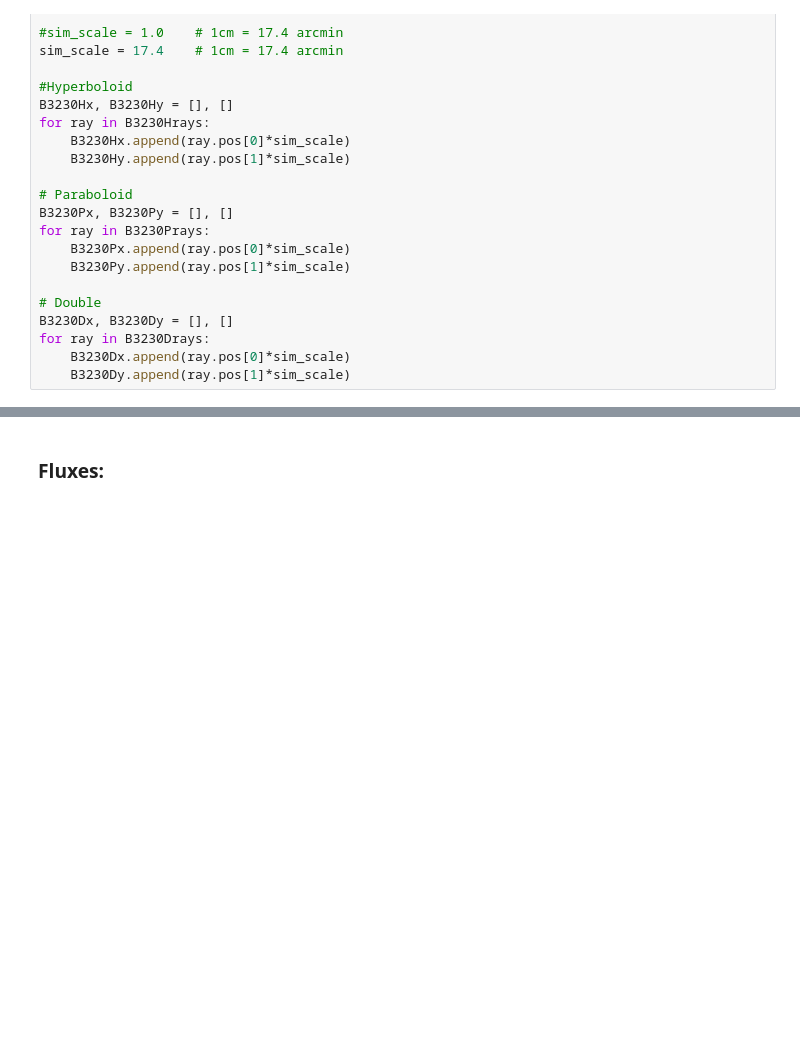
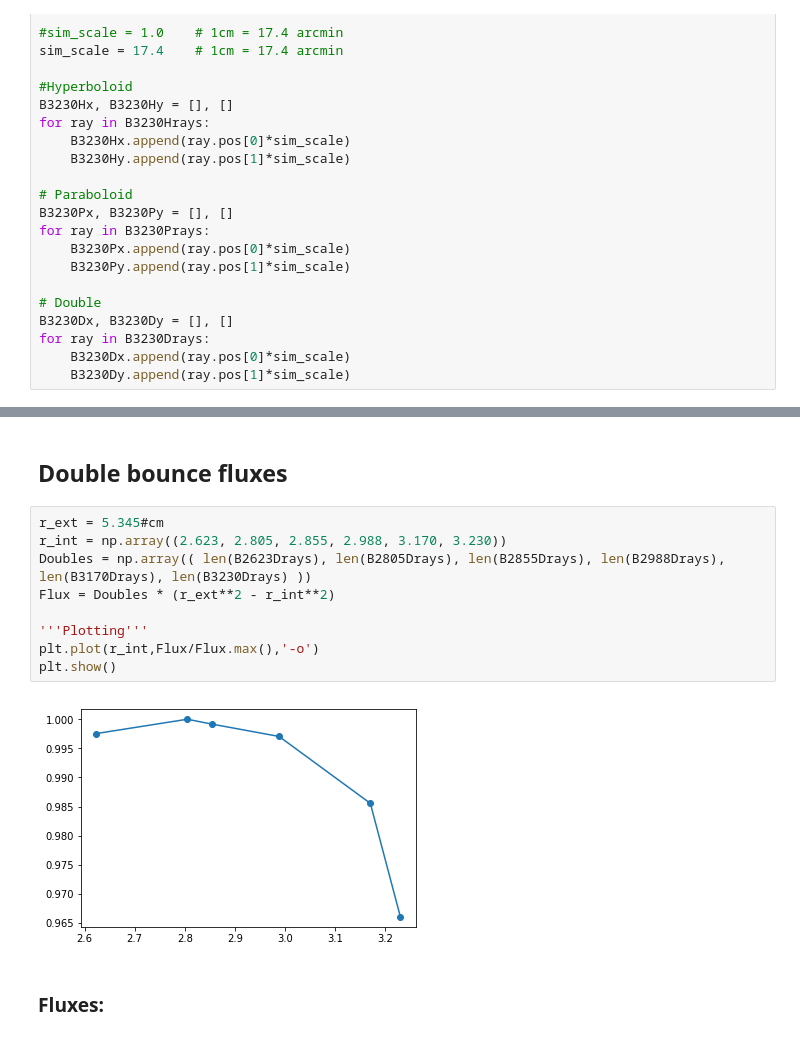
Before and after one commit to pymilo/Milo_RayTracing, a Jupyter notebook: Notebooks/Inner_Blocker_Size_10Shell_1AU.ipynb, the cells around one changed output, grey strips where cells are left out. Saved outputs shown, nothing was run; the diff lists cells and outputs as text; blank space fills up the shorter version.

```diff
--- a/Notebooks/Inner_Blocker_Size_10Shell_1AU.ipynb
+++ b/Notebooks/Inner_Blocker_Size_10Shell_1AU.ipynb
@@ -380,3 +395,16 @@ plt.show()
+# %% [markdown]
+## Double bounce fluxes
+# %%
+r_ext = 5.345#cm
+r_int = np.array((2.623, 2.805, 2.855, 2.988, 3.170, 3.230))
+Doubles = np.array(( len(B2623Drays), len(B2805Drays), len(B2855Drays), len(B2988Drays), len(B3170Drays), len(B3230Drays) ))
+Flux = Doubles * (r_ext**2 - r_int**2)
+
+'''Plotting'''
+plt.plot(r_int,Flux/Flux.max(),'-o')
+plt.show()
+# %% [output]
+[figure, added]
 # %% [markdown]
 ### Fluxes:
 # %%
```
Also changed, not shown: parts of 17 cells of this notebook, 1 other file.
